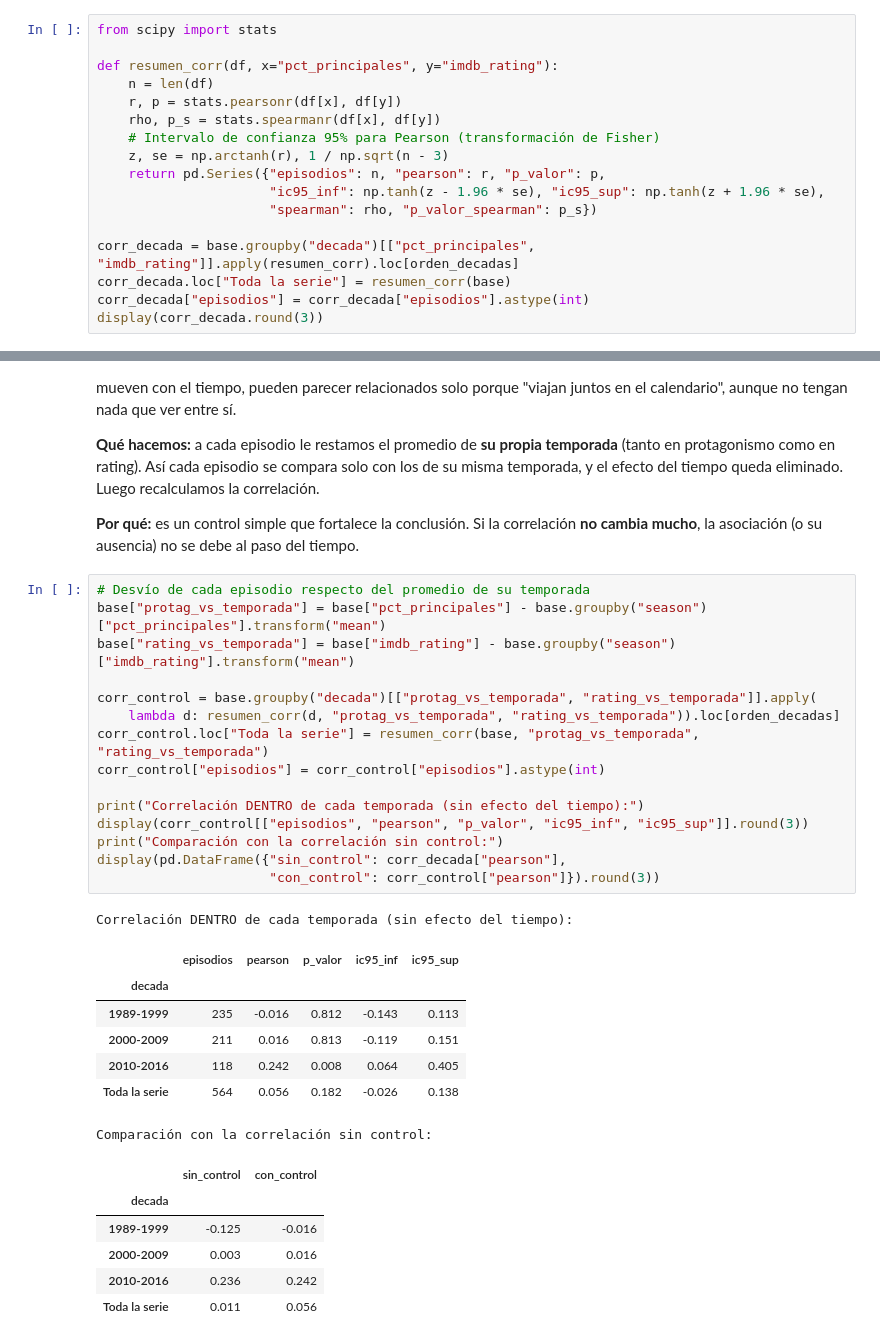
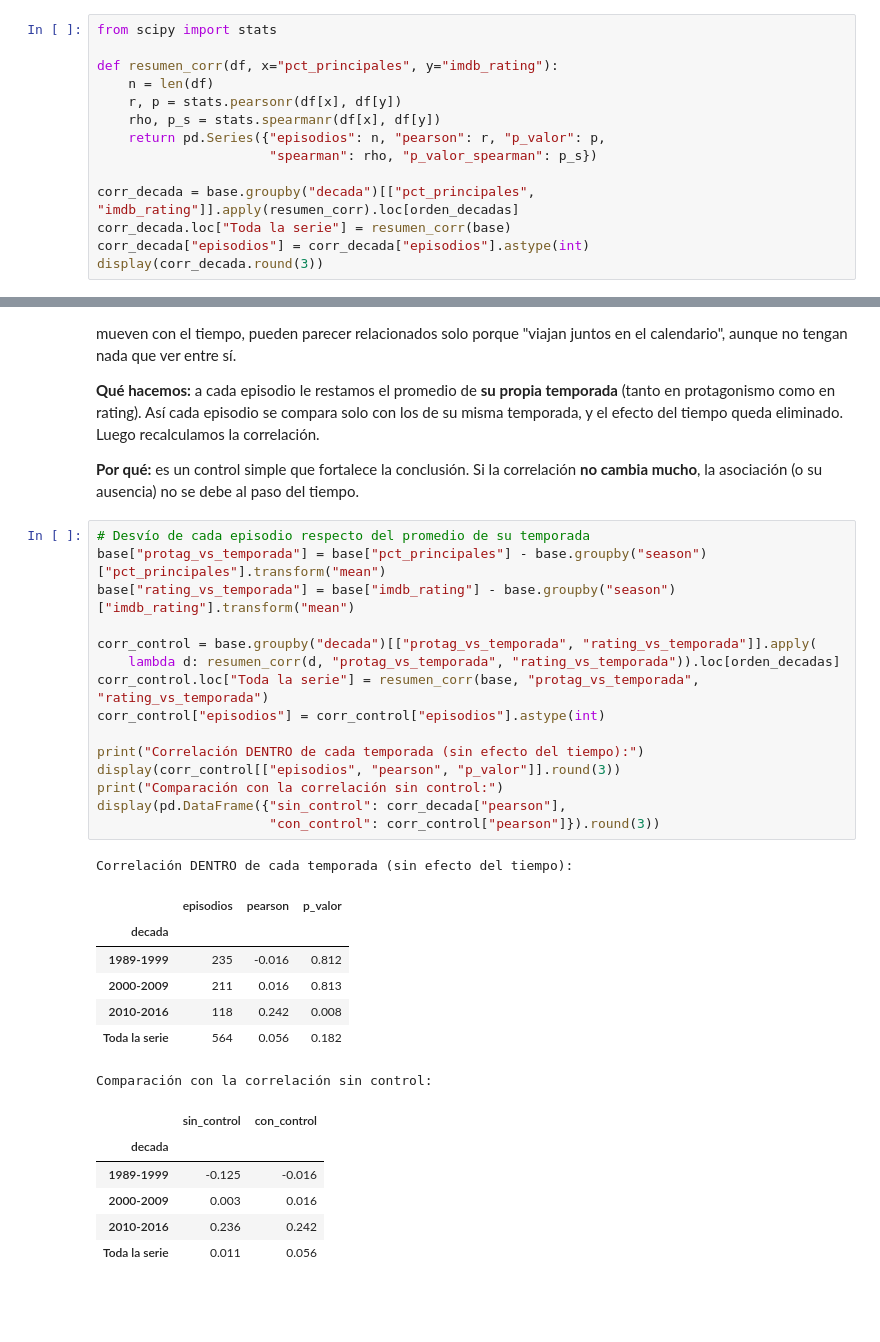
Before and after one commit to enedenao/tp_labo, a Jupyter notebook: notebook.ipynb, the cells around one changed output, grey strips where cells are left out. Drawn from its saved outputs; the diff is of its cells as text; blank space fills up the shorter version.

```diff
--- a/notebook.ipynb
+++ b/notebook.ipynb
@@ -657,10 +656,7 @@ def resumen_corr(df, x="pct_principales", y="imdb_rating"):
     n = len(df)
     r, p = stats.pearsonr(df[x], df[y])
     rho, p_s = stats.spearmanr(df[x], df[y])
-    # Intervalo de confianza 95% para Pearson (transformación de Fisher)
-    z, se = np.arctanh(r), 1 / np.sqrt(n - 3)
     return pd.Series({"episodios": n, "pearson": r, "p_valor": p,
-                      "ic95_inf": np.tanh(z - 1.96 * se), "ic95_sup": np.tanh(z + 1.96 * se),
                       "spearman": rho, "p_valor_spearman": p_s})
 
 corr_decada = base.groupby("decada")[["pct_principales", "imdb_rating"]].apply(resumen_corr).loc[orden_decadas]
@@ -696,26 +692,26 @@ display(corr_decada.round(3))
 # %%
 # Desvío de cada episodio respecto del promedio de su temporada
 base["protag_vs_temporada"] = base["pct_principales"] - base.groupby("season")["pct_principales"].transform("mean")
 base["rating_vs_temporada"] = base["imdb_rating"] - base.groupby("season")["imdb_rating"].transform("mean")
 
 corr_control = base.groupby("decada")[["protag_vs_temporada", "rating_vs_temporada"]].apply(
     lambda d: resumen_corr(d, "protag_vs_temporada", "rating_vs_temporada")).loc[orden_decadas]
 corr_control.loc["Toda la serie"] = resumen_corr(base, "protag_vs_temporada", "rating_vs_temporada")
 corr_control["episodios"] = corr_control["episodios"].astype(int)
 
 print("Correlación DENTRO de cada temporada (sin efecto del tiempo):")
-display(corr_control[["episodios", "pearson", "p_valor", "ic95_inf", "ic95_sup"]].round(3))
+display(corr_control[["episodios", "pearson", "p_valor"]].round(3))
 print("Comparación con la correlación sin control:")
 display(pd.DataFrame({"sin_control": corr_decada["pearson"],
                       "con_control": corr_control["pearson"]}).round(3))
 # %% [output]
 Correlación DENTRO de cada temporada (sin efecto del tiempo):
-|  | episodios | pearson | p_valor | ic95_inf | ic95_sup |
-| decada |  |  |  |  |  |
-| 1989-1999 | 235 | -0.016 | 0.812 | -0.143 | 0.113 |
-| 2000-2009 | 211 | 0.016 | 0.813 | -0.119 | 0.151 |
-| 2010-2016 | 118 | 0.242 | 0.008 | 0.064 | 0.405 |
-| Toda la serie | 564 | 0.056 | 0.182 | -0.026 | 0.138 |
+|  | episodios | pearson | p_valor |
+| decada |  |  |  |
+| 1989-1999 | 235 | -0.016 | 0.812 |
+| 2000-2009 | 211 | 0.016 | 0.813 |
+| 2010-2016 | 118 | 0.242 | 0.008 |
+| Toda la serie | 564 | 0.056 | 0.182 |
 Comparación con la correlación sin control:
 |  | sin_control | con_control |
 | decada |  |  |
```
Also changed, not shown: parts of 8 cells of this notebook.
